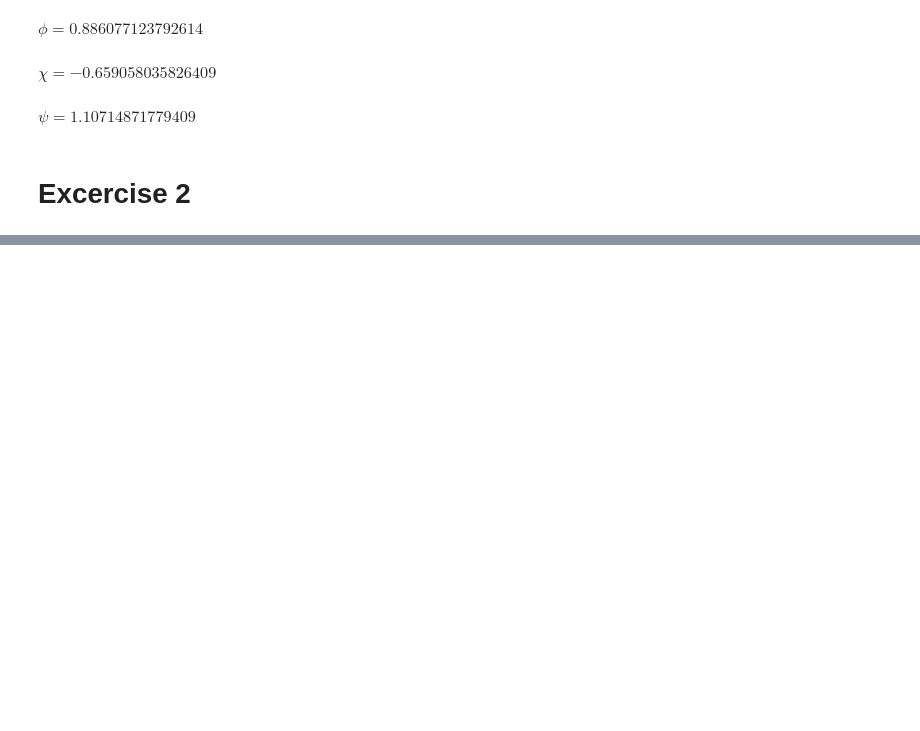
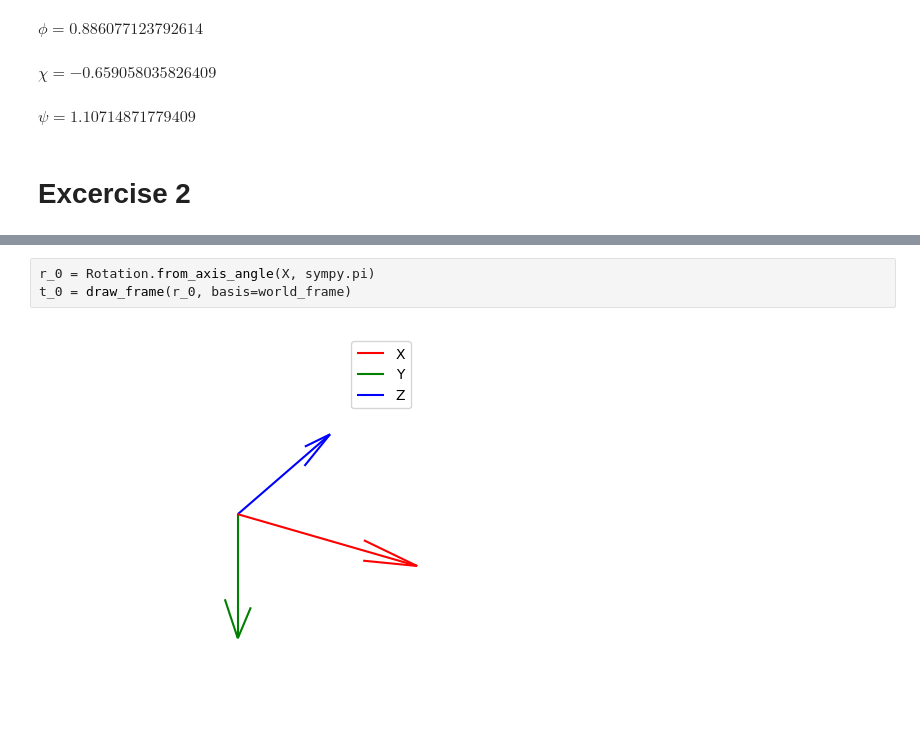
Before and after one commit to Haislich/robotic, a Jupyter notebook: exams/midterm_15-11-2023.ipynb, the cells around one changed output, grey strips where cells are left out. Drawn from its saved outputs; the diff is of its cells as text; blank space fills up the shorter version.

```diff
--- a/exams/midterm_15-11-2023.ipynb
+++ b/exams/midterm_15-11-2023.ipynb
@@ -80,0 +87,5 @@ $\displaystyle \theta = 1.06171825048799$
+# %%
+r_0 = Rotation.from_axis_angle(X, sympy.pi)
+t_0 = draw_frame(r_0, basis=world_frame)
+# %% [output]
+[figure, added]
```
Also changed, not shown: parts of 23 cells of this notebook, 1 other file.
